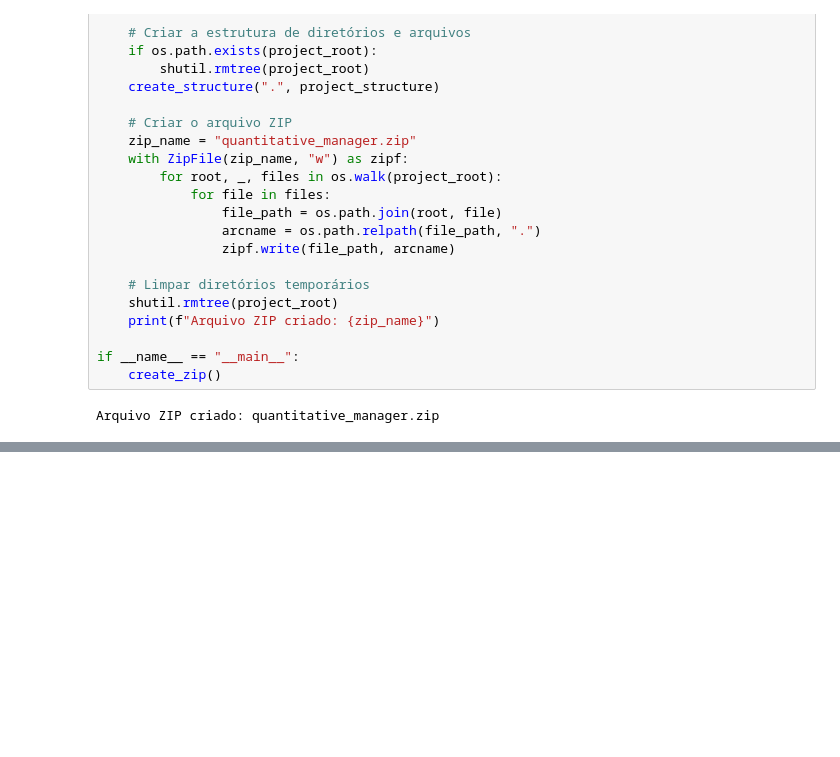
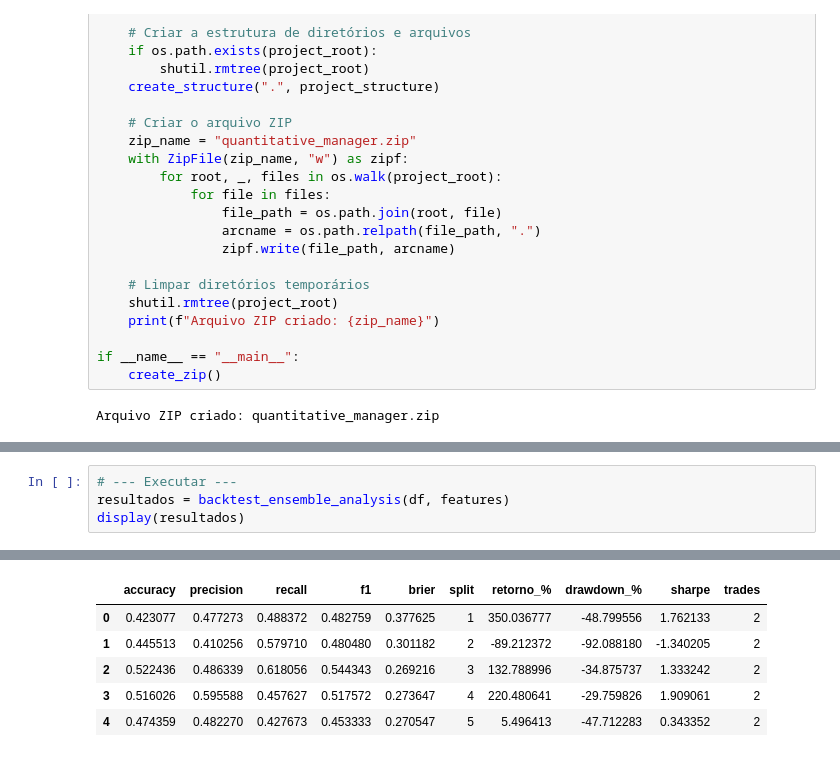
Before and after one commit to leandrocandida/CleanArch, a Jupyter notebook: Untitled11.ipynb, the cells around one changed output, grey strips where cells are left out. Saved outputs shown, nothing was run; the diff lists cells and outputs as text; blank space fills up the shorter version.

```diff
--- a/Untitled11.ipynb
+++ b/Untitled11.ipynb
@@ -1248,0 +1534,5 @@ Arquivo ZIP criado: quantitative_manager.zip
+# %%
+# --- Executar ---
+resultados = backtest_ensemble_analysis(df, features)
+display(resultados)
+# %% [output]
@@ -1248,0 +1540,6 @@ Arquivo ZIP criado: quantitative_manager.zip
+|  | accuracy | precision | recall | f1 | brier | split | retorno_% | drawdown_% | sharpe | trades |
+| 0 | 0.423077 | 0.477273 | 0.488372 | 0.482759 | 0.377625 | 1 | 350.036777 | -48.799556 | 1.762133 | 2 |
+| 1 | 0.445513 | 0.410256 | 0.579710 | 0.480480 | 0.301182 | 2 | -89.212372 | -92.088180 | -1.340205 | 2 |
+| 2 | 0.522436 | 0.486339 | 0.618056 | 0.544343 | 0.269216 | 3 | 132.788996 | -34.875737 | 1.333242 | 2 |
+| 3 | 0.516026 | 0.595588 | 0.457627 | 0.517572 | 0.273647 | 4 | 220.480641 | -29.759826 | 1.909061 | 2 |
+| 4 | 0.474359 | 0.482270 | 0.427673 | 0.453333 | 0.270547 | 5 | 5.496413 | -47.712283 | 0.343352 | 2 |
```
Also changed, not shown: parts of 18 cells of this notebook.
